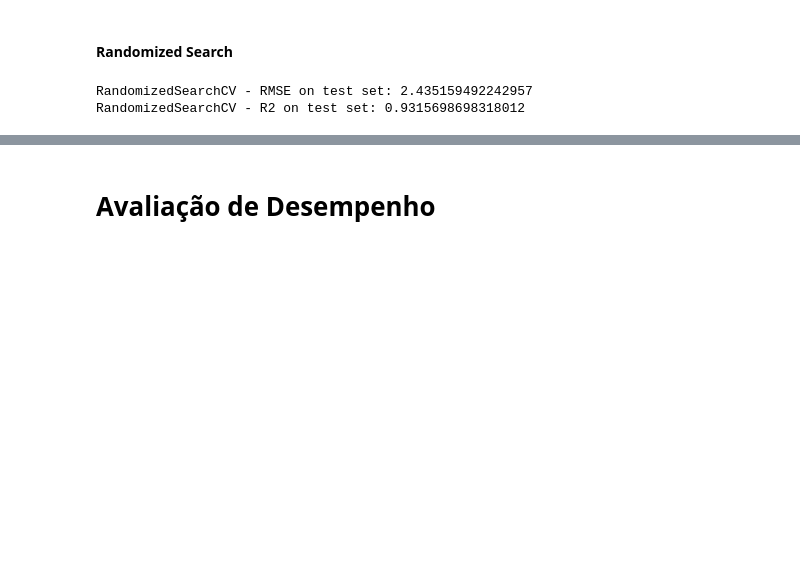
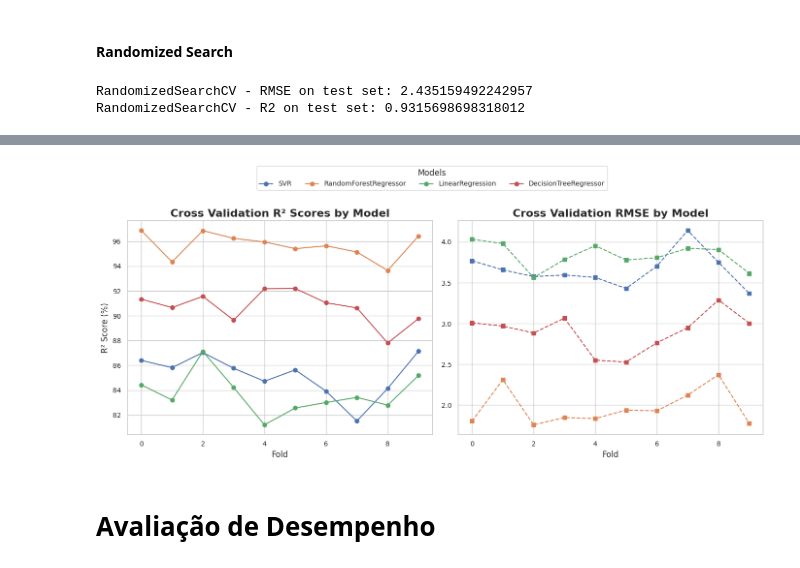
Before and after one commit to lucapcf/AM_T1, a Jupyter notebook: t2.ipynb, the cells around one changed output, grey strips where cells are left out. Saved outputs shown, nothing was run; the diff lists cells and outputs as text; code cells hidden in the pictures; blank space fills up the shorter version.

```diff
--- a/t2.ipynb
+++ b/t2.ipynb
@@ -361,0 +406,13 @@ plot_model_evaluation(y_test, y_pred_random, X_train, best_model_DT_random, test
+# %%
+df_results = pd.DataFrame(columns=['Modelo', 'CV RMSE', 'CV R²', 'Teste RMSE', 'Teste R²'])
+
+for model_name, metrics in results.items():
+    df_results = pd.concat([df_results, pd.DataFrame({
+        'Modelo': [model_name],
+        'CV RMSE': [f"{metrics['cv_rmse_mean']:.4f} ± {metrics['cv_rmse_std']:.4f}"],
+        'CV R²': [f"{metrics['cv_r2_mean']:.4f} ± {metrics['cv_r2_std']:.4f}"],
+        'Teste RMSE': [f"{metrics['test_rmse']:.4f}"],
+        'Teste R²': [f"{metrics['test_r2']:.4f}"]
+    })], ignore_index=True)
+
+df_results
@@ -362,3 +473,44 @@ plot_model_evaluation(y_test, y_pred_random, X_train, best_model_DT_random, test
+# %%
+fig, (ax1, ax2) = plt.subplots(1, 2, figsize=(14, 6), sharey=False)
+
+# Gráfico de R^2
+for model_name, result in results.items():
+    ax1.plot(np.arange(len(result['cv_r2'])),
+             result['cv_r2'] * 100,
+             marker="o",
+             label=model_name)
+ax1.set_title("Cross Validation R² Scores by Model", fontsize=16, fontweight="bold")
+ax1.set_xlabel("Fold", fontsize=12)
+ax1.set_ylabel("R² Score (%)", fontsize=12)
+ax1.tick_params(axis="x", labelsize=10)
+ax1.tick_params(axis="y", labelsize=10)
+
+# Gráfico de RMSE
+for model_name, result in results.items():
+    ax2.plot(np.arange(len(result['cv_rmse'])),
+             result['cv_rmse'],
+             marker="s",
+             linestyle="--",
+             label=model_name)
+ax2.set_title("Cross Validation RMSE by Model", fontsize=16, fontweight="bold")
+ax2.set_xlabel("Fold", fontsize=12)
+ax2.tick_params(axis="x", labelsize=10)
+ax2.tick_params(axis="y", labelsize=10)
+
+# Adicionar uma única legenda compartilhada
+handles, labels = ax1.get_legend_handles_labels()
+fig.legend(handles, labels,
+           title="Models",
+           title_fontsize=12,
+           fontsize=10,
+           loc='upper center',
+           bbox_to_anchor=(0.5, 1.05),
+           ncol=len(labels))
+
+plt.tight_layout()
+plt.subplots_adjust(top=0.85)
+# %% [output]
+[figure, added]
 # %% [markdown]
 # Avaliação de Desempenho
 # %%
```
Also changed, not shown: parts of 10 cells of this notebook.
